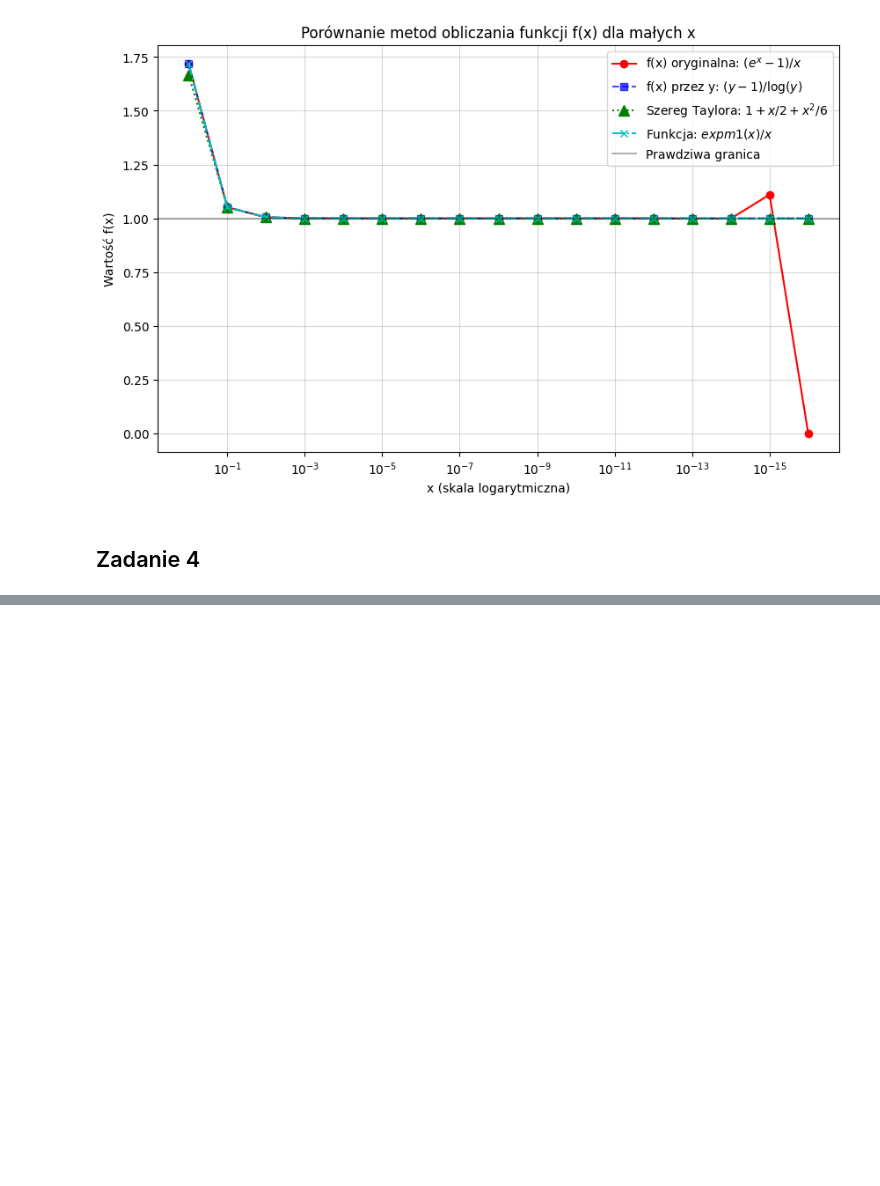
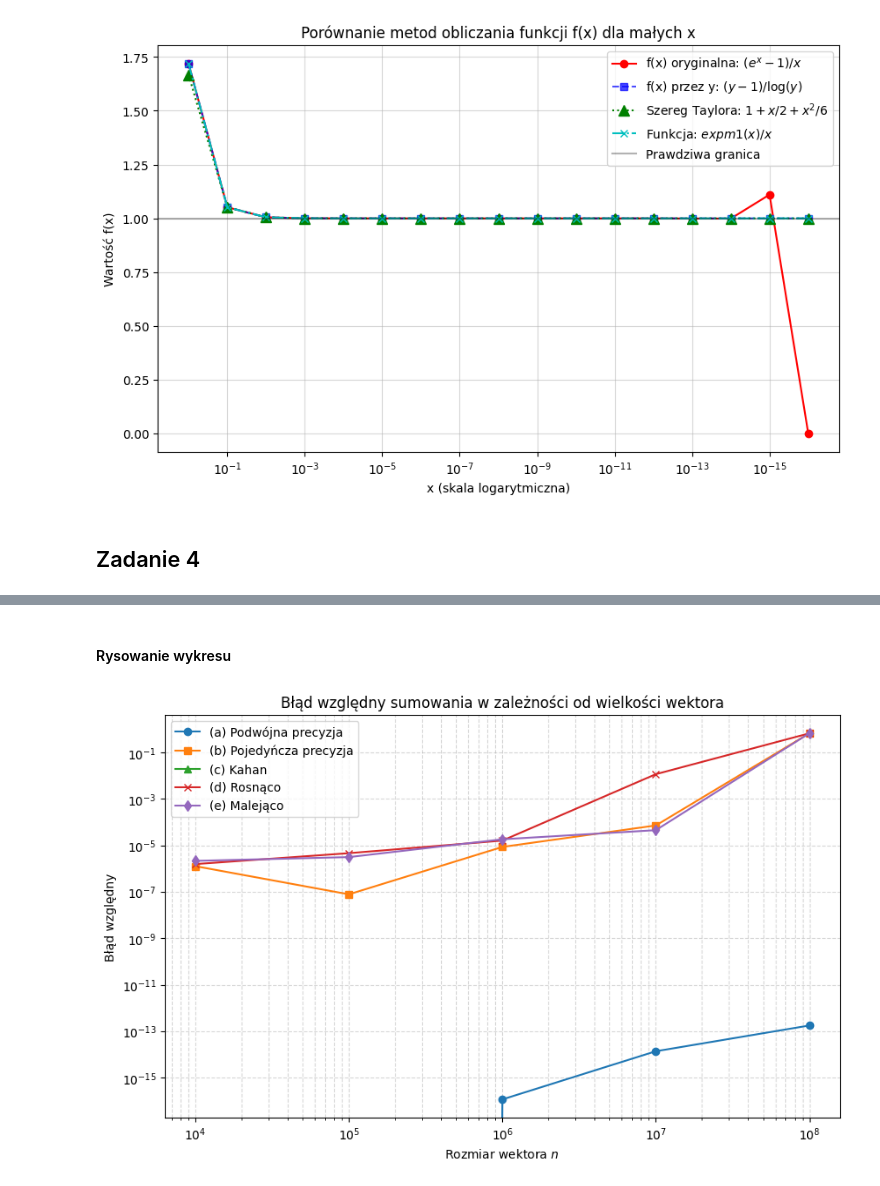
Before and after one commit to mateuszstoch/AGH, a Jupyter notebook: MOwNiT/lab1/zad1.ipynb, the cells around one changed output, grey strips where cells are left out. Drawn from its saved outputs; the diff is of its cells as text; code cells hidden in the pictures; blank space fills up the shorter version.

```diff
--- a/MOwNiT/lab1/zad1.ipynb
+++ b/MOwNiT/lab1/zad1.ipynb
@@ -158,0 +199,46 @@ plt.show()
+# %%
+def sum_descending(data_array):
+    data_array = np.sort(data_array)[::-1]
+    suma = np.float32(0.0)
+    for xi in data_array:
+        suma += np.float32(xi)
+    return suma
+# %% [markdown]
+#### Rysowanie wykresu
+# %%
+k_powers = np.arange(4, 9)
+n_sizes = 10**k_powers
+num_tests = len(n_sizes)
+# %%
+err_a = np.zeros(num_tests)
+err_b = np.zeros(num_tests)
+err_c = np.zeros(num_tests)
+err_d = np.zeros(num_tests)
+err_e = np.zeros(num_tests)
+# %%
+for idx, n in enumerate(n_sizes):
+    random_data = np.random.uniform(0, 1, n).astype(np.float32)
+    exact_value = math.fsum(random_data)
+
+    err_a[idx] = np.abs(sum_double_precision(random_data) - exact_value) / exact_value
+    err_b[idx] = np.abs(sum_single_precision(random_data) - exact_value) / exact_value
+    err_c[idx] = np.abs(sum_kahan(random_data) - exact_value) / exact_value
+    err_d[idx] = np.abs(sum_ascending(random_data) - exact_value) / exact_value
+    err_e[idx] = np.abs(sum_descending(random_data) - exact_value) / exact_value
+# %%
+plt.figure(figsize=(10, 6))
+
+plt.loglog(n_sizes, err_a, 'o-', label='(a) Podwójna precyzja')
+plt.loglog(n_sizes, err_b, 's-', label='(b) Pojedyńcza precyzja')
+plt.loglog(n_sizes, err_c, '^-', label='(c) Kahan')
+plt.loglog(n_sizes, err_d, 'x-', label='(d) Rosnąco')
+plt.loglog(n_sizes, err_e, 'd-', label='(e) Malejąco')
+
+plt.xlabel('Rozmiar wektora $n$')
+plt.ylabel('Błąd względny')
+plt.title('Błąd względny sumowania w zależności od wielkości wektora')
+plt.legend()
+plt.grid(True, which="both", ls="--", alpha=0.5)
+plt.show()
+# %% [output]
+[figure, added]
```
Also changed, not shown: parts of 11 cells of this notebook.
